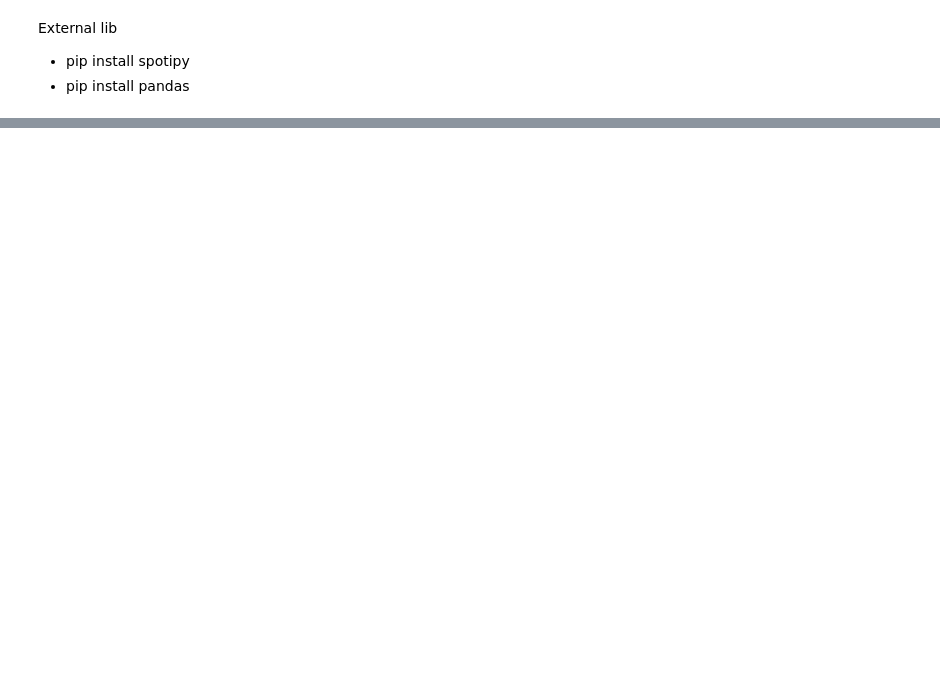
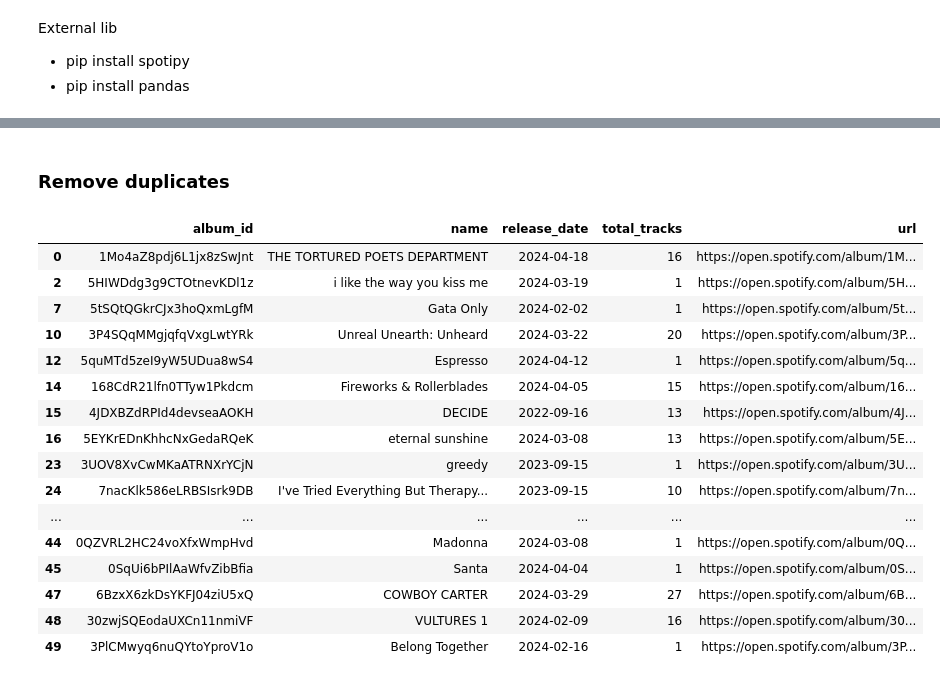
Before and after one commit to navinkumar05/Spotify-Data-Pipeline-ETL-Project-Using-Python, a Jupyter notebook: spotify_etl_python.ipynb, the cells around one changed output, grey strips where cells are left out. Cells and saved outputs as stored; diff of their text form; code cells hidden in the pictures; blank space fills up the shorter version.

```diff
--- a/spotify_etl_python.ipynb
+++ b/spotify_etl_python.ipynb
@@ -10,5 +25,5 @@ import json
 # %%
-client_credentials_manager = SpotifyClientCredentials(client_id="41cec0a047534032841497667966932b", client_secret="5f5f1fa8864c4026add52b90006bddbd")
+client_credentials_manager = SpotifyClientCredentials(client_id=os.environ['client_id'], client_secret=os.environ['client_secret'])
 # %%
 sp = spotipy.Spotify(client_credentials_manager = client_credentials_manager)
 # %%
@@ -24,3 +48,14 @@ json_data = json.dumps(data)
 # Save JSON data to a file
 with open('data.json', 'w') as f:
     f.write(json_data)
+# %%
+album_list = []
+for row in data['items']:
+    album_id = row['track']['album']['id']
+    album_name = row['track']['album']['name']
+    album_release_date = row['track']['album']['release_date']
+    album_total_tracks = row['track']['album']['total_tracks']
+    album_url = row['track']['album']['external_urls']['spotify']
+    album_element = {'album_id':album_id,'name':album_name,'release_date':album_release_date,
+                        'total_tracks':album_total_tracks,'url':album_url}
+    album_list.append(album_element)
@@ -26,0 +88,3 @@ with open('data.json', 'w') as f:
+# %%
+album_df = pd.DataFrame.from_dict(album_list)
+# display(album_df)
@@ -26,0 +106,23 @@ with open('data.json', 'w') as f:
+# %% [markdown]
+### Remove duplicates
+# %%
+album_df = album_df.drop_duplicates(subset=['album_id'])
+display(album_df)
+# %% [output]
+|  | album_id | name | release_date | total_tracks | url |
+| 0 | 1Mo4aZ8pdj6L1jx8zSwJnt | THE TORTURED POETS DEPARTMENT | 2024-04-18 | 16 | https://open.spotify.com/album/1M... |
+| 2 | 5HIWDdg3g9CTOtnevKDl1z | i like the way you kiss me | 2024-03-19 | 1 | https://open.spotify.com/album/5H... |
+| 7 | 5tSQtQGkrCJx3hoQxmLgfM | Gata Only | 2024-02-02 | 1 | https://open.spotify.com/album/5t... |
+| 10 | 3P4SQqMMgjqfqVxgLwtYRk | Unreal Unearth: Unheard | 2024-03-22 | 20 | https://open.spotify.com/album/3P... |
+| 12 | 5quMTd5zeI9yW5UDua8wS4 | Espresso | 2024-04-12 | 1 | https://open.spotify.com/album/5q... |
+| 14 | 168CdR21lfn0TTyw1Pkdcm | Fireworks & Rollerblades | 2024-04-05 | 15 | https://open.spotify.com/album/16... |
+| 15 | 4JDXBZdRPId4devseaAOKH | DECIDE | 2022-09-16 | 13 | https://open.spotify.com/album/4J... |
+| 16 | 5EYKrEDnKhhcNxGedaRQeK | eternal sunshine | 2024-03-08 | 13 | https://open.spotify.com/album/5E... |
+| 23 | 3UOV8XvCwMKaATRNXrYCjN | greedy | 2023-09-15 | 1 | https://open.spotify.com/album/3U... |
+| 24 | 7nacKlk586eLRBSIsrk9DB | I've Tried Everything But Therapy... | 2023-09-15 | 10 | https://open.spotify.com/album/7n... |
+| ... | ... | ... | ... | ... | ... |
+| 44 | 0QZVRL2HC24voXfxWmpHvd | Madonna | 2024-03-08 | 1 | https://open.spotify.com/album/0Q... |
+| 45 | 0SqUi6bPIlAaWfvZibBfia | Santa | 2024-04-04 | 1 | https://open.spotify.com/album/0S... |
+| 47 | 6BzxX6zkDsYKFJ04ziU5xQ | COWBOY CARTER | 2024-03-29 | 27 | https://open.spotify.com/album/6B... |
+| 48 | 30zwjSQEodaUXCn11nmiVF | VULTURES 1 | 2024-02-09 | 16 | https://open.spotify.com/album/30... |
+| 49 | 3PlCMwyq6nuQYtoYproV1o | Belong Together | 2024-02-16 | 1 | https://open.spotify.com/album/3P... |
```
Also changed, not shown: parts of 22 cells of this notebook, 16 other files.
